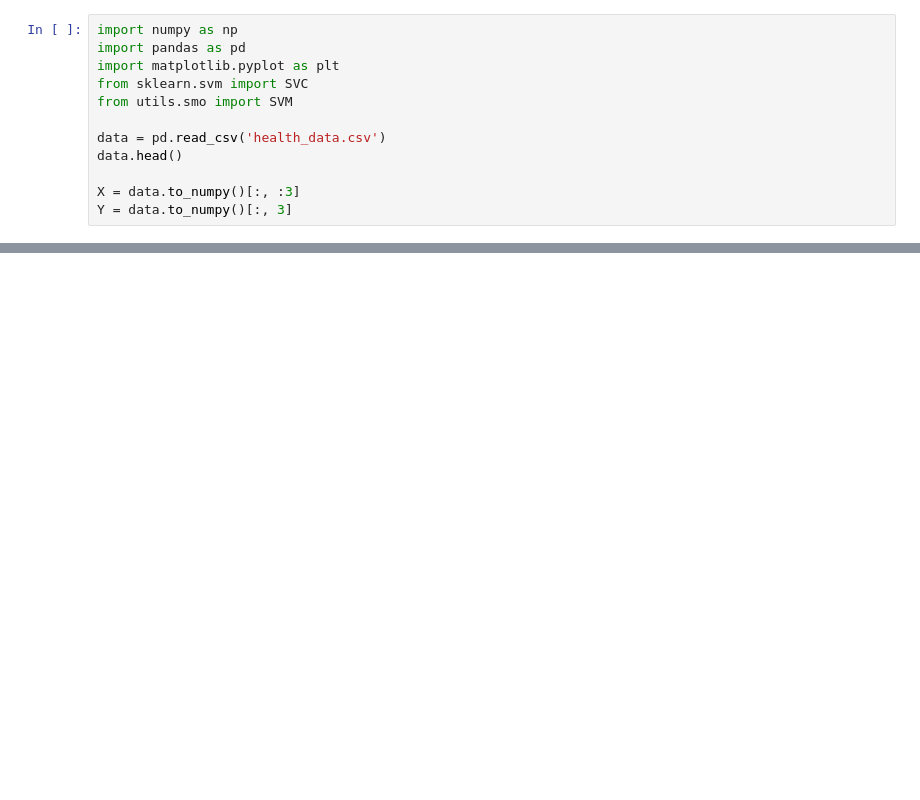
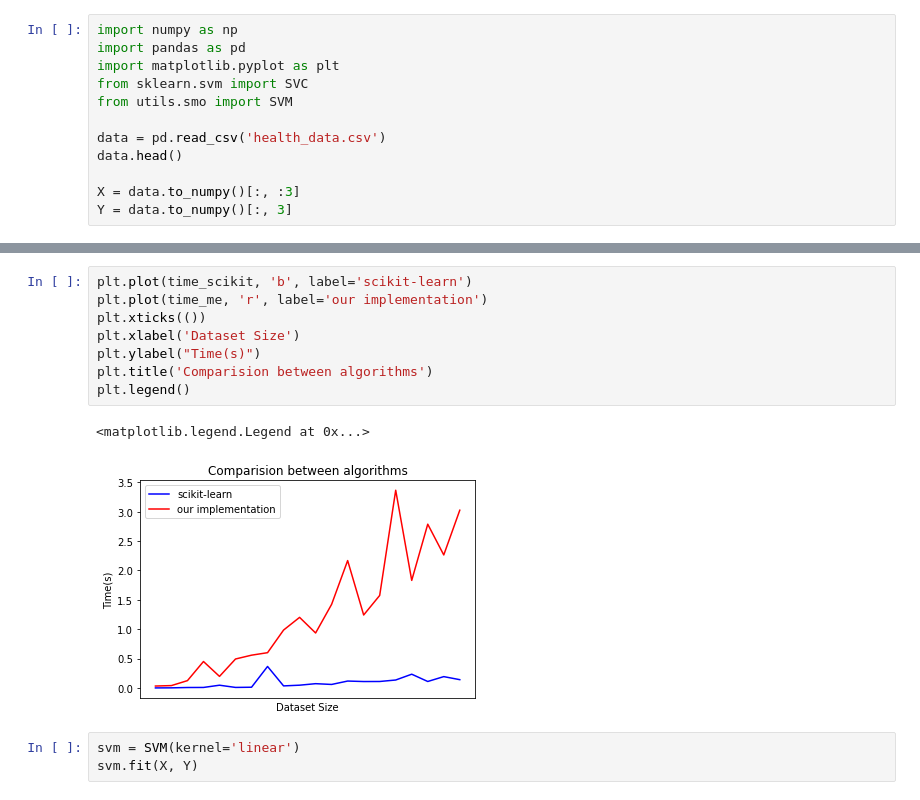
Before and after one commit to varundesai10/ell409-assign2, a Jupyter notebook: time_compare.ipynb, the cells around one changed output, grey strips where cells are left out. Cells and saved outputs as stored; diff of their text form; blank space fills up the shorter version.

```diff
--- a/time_compare.ipynb
+++ b/time_compare.ipynb
@@ -48,0 +49,14 @@ Text(0.5, 1.0, 'Comparision between algorithms')
+# %%
+plt.plot(time_scikit, 'b', label='scikit-learn')
+plt.plot(time_me, 'r', label='our implementation')
+plt.xticks(())
+plt.xlabel('Dataset Size')
+plt.ylabel("Time(s)")
+plt.title('Comparision between algorithms')
+plt.legend()
+# %% [output]
+<matplotlib.legend.Legend at 0x...>
+[figure, added]
+# %%
+svm = SVM(kernel='linear')
+svm.fit(X, Y)
```
Also changed, not shown: parts of 2 cells of this notebook, 1 other file.
